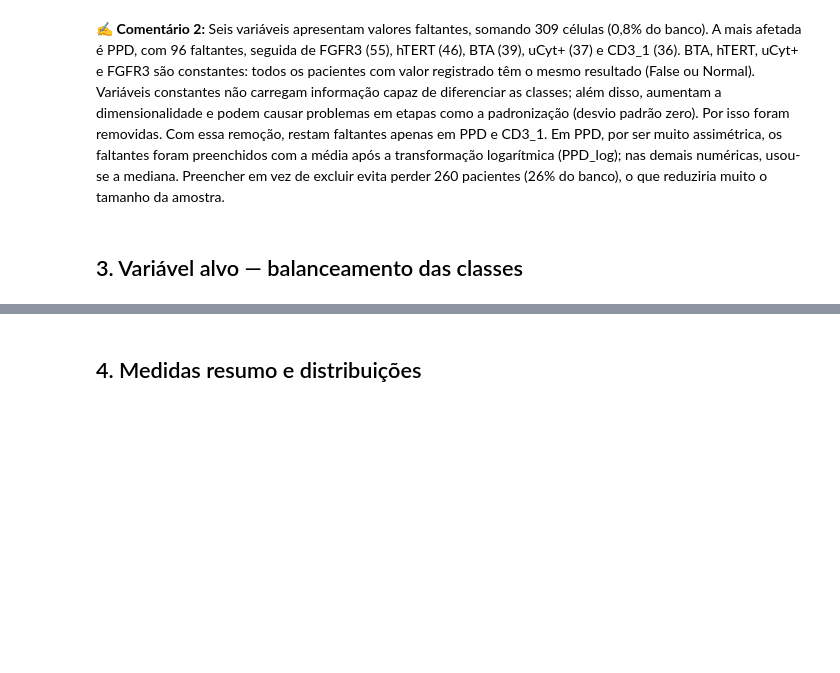
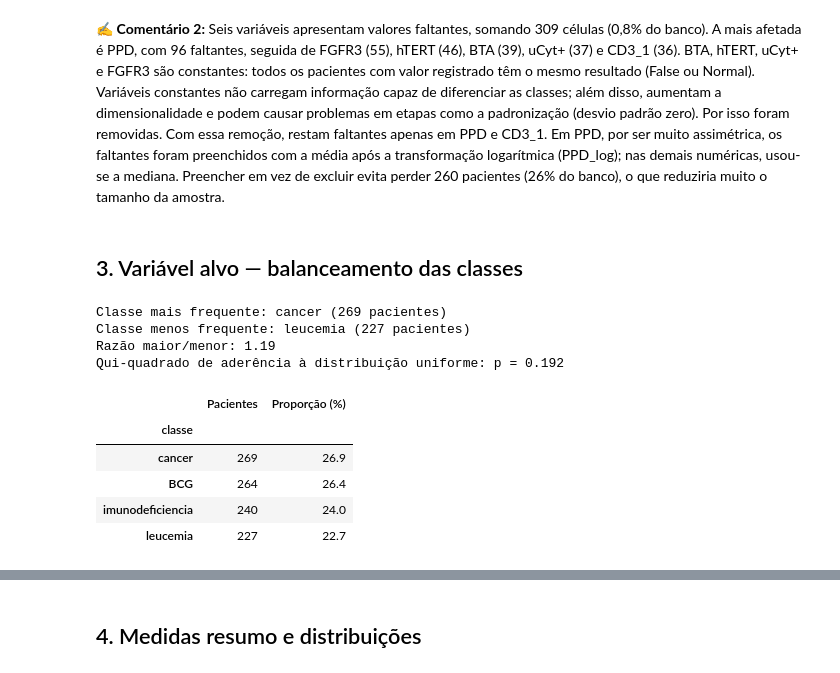
Before and after one commit to GabrielaKoerich/projeto_python_ml, a Jupyter notebook: notebooks/01_AED_relatorio_comentado.ipynb, the cells around one changed output, grey strips where cells are left out. Cells and saved outputs as stored; diff of their text form; code cells hidden in the pictures; blank space fills up the shorter version.

```diff
--- a/notebooks/01_AED_relatorio_comentado.ipynb
+++ b/notebooks/01_AED_relatorio_comentado.ipynb
@@ -137,7 +137,33 @@ Faltantes que ainda precisam de tratamento após remover as constantes: ['PPD',
 # %% [markdown]
 ## 3. Variável alvo — balanceamento das classes
 # %%
-df["classe"].value_counts(normalize=True).round(3)
+# Balanceamento da variável alvo
+from scipy.stats import chisquare
+
+contagem = df["classe"].value_counts()
+proporcao = (contagem / len(df) * 100).round(1)
+
+razao = contagem.max() / contagem.min()
+print(f"Classe mais frequente: {contagem.idxmax()} ({contagem.max()} pacientes)")
+print(f"Classe menos frequente: {contagem.idxmin()} ({contagem.min()} pacientes)")
+print(f"Razão maior/menor: {razao:.2f}")
+
+# Qui-quadrado de aderência: H0 = as 4 classes têm a mesma frequência (25% cada)
+estat, p_valor = chisquare(contagem)
+print(f"Qui-quadrado de aderência à distribuição uniforme: p = {p_valor:.3f}")
+
+pd.DataFrame({"Pacientes": contagem, "Proporção (%)": proporcao})
+# %% [output]
+Classe mais frequente: cancer (269 pacientes)
+Classe menos frequente: leucemia (227 pacientes)
+Razão maior/menor: 1.19
+Qui-quadrado de aderência à distribuição uniforme: p = 0.192
+|  | Pacientes | Proporção (%) |
+| classe |  |  |
+| cancer | 269 | 26.9 |
+| BCG | 264 | 26.4 |
+| imunodeficiencia | 240 | 24.0 |
+| leucemia | 227 | 22.7 |
 # %%
 sns.countplot(data=df, x="classe")
 plt.title("Distribuição das classes")
```
Also changed, not shown: parts of 11 cells of this notebook.
